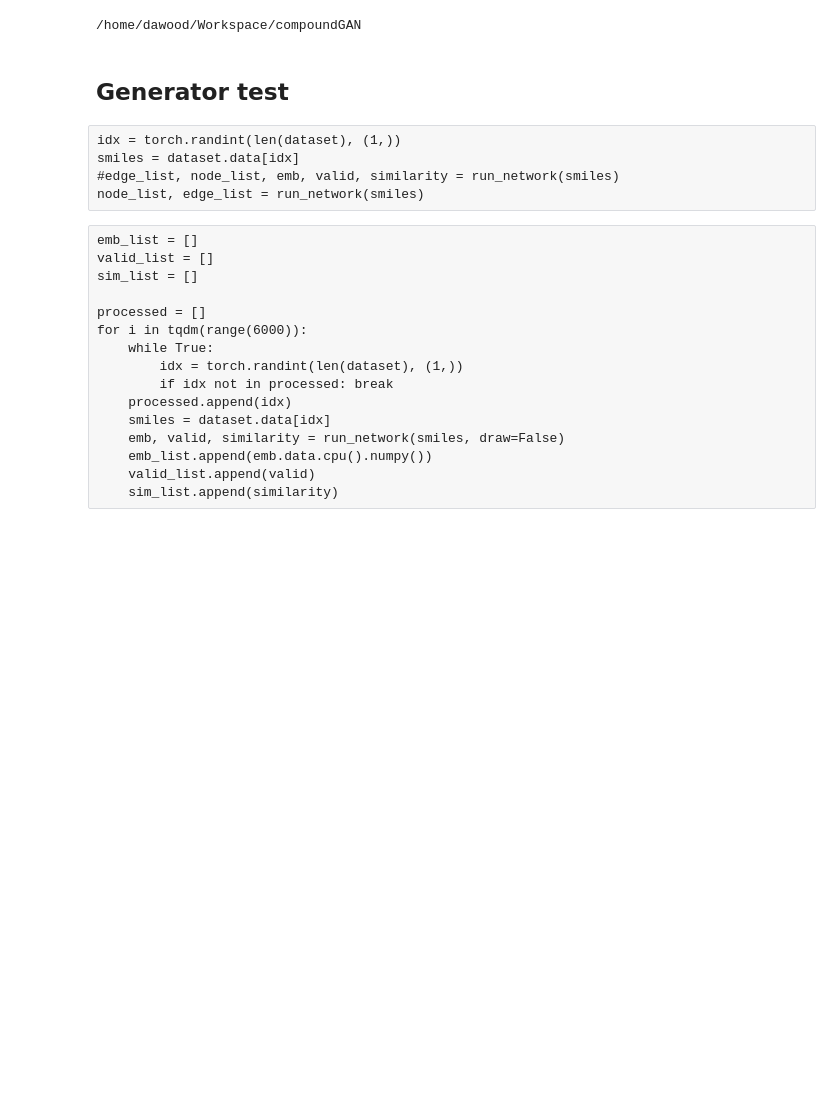
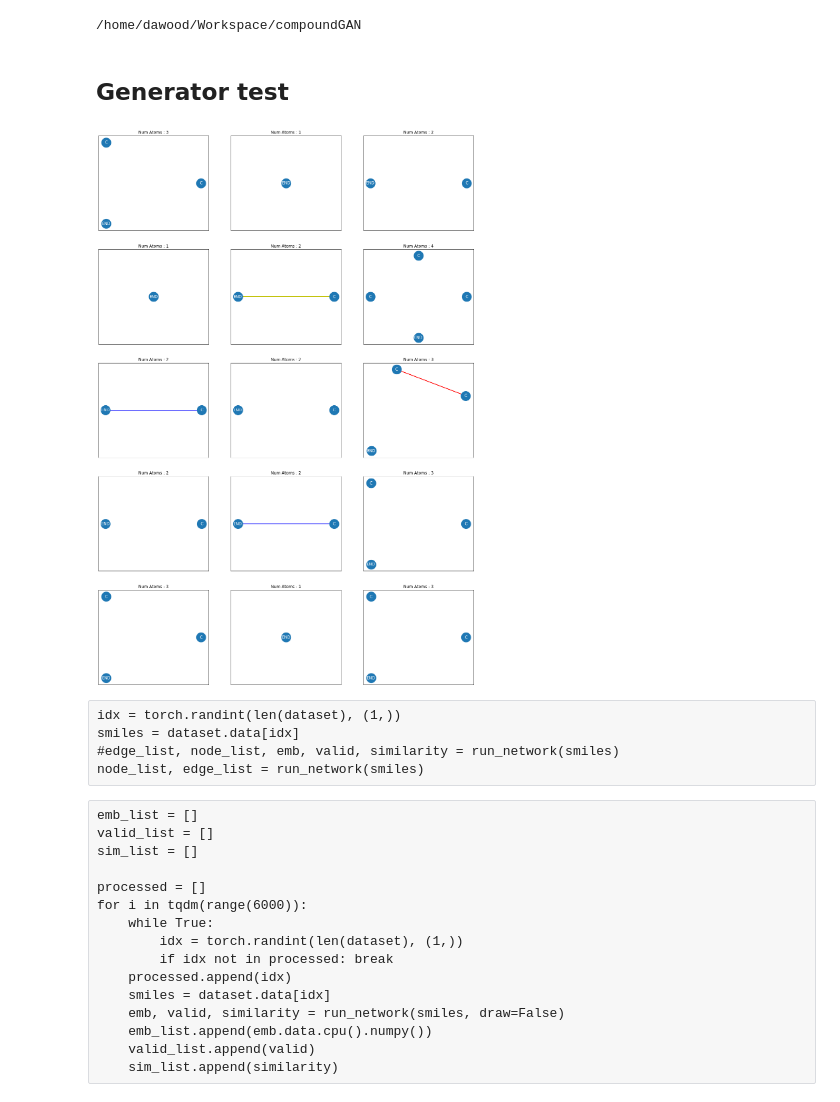
Before and after one commit to dawood95/compoundGAN, a Jupyter notebook: notebooks/model_test.ipynb, the cells around one changed output. Drawn from its saved outputs; the diff is of its cells as text; code cells hidden in the pictures; blank space fills up the shorter version.

```diff
--- a/notebooks/model_test.ipynb
+++ b/notebooks/model_test.ipynb
@@ -34,10 +34,11 @@ atom_list.append('END')
 ## Generator test
 # %%
 state_dict = torch.load('./model.weights')
-gen = Generator(128, [43, 7, 3, 3, 2], [5, 2, 2, 4], 4)
+gen = Generator(128, [43, 7, 3, 2], [5, 2, 2, 4], 4)
 #gen = torch.nn.DataParallel(gen)
 gen.load_state_dict(state_dict['G'])
 
+#gen = gen.module
 gen = gen.cuda()
 gen = gen.eval()
 # %%
@@ -96,13 +97,15 @@ def run():
     plt.title('Num Atoms : %d'%(len(atoms)))
 # %%
 ncol = 3
-num_iter = 3*6
+num_iter = 3*5
 nrow = math.ceil(num_iter/ncol)
 plt.figure(figsize=(20, 6*num_iter//3))
 for i in range(num_iter):
     plt.subplot(nrow, ncol, i+1)
     run()
 plt.show()
+# %% [output]
+[figure, added]
 # %% [raw]
 idx = torch.randint(len(dataset), (1,))
 smiles = dataset.data[idx]
```
Also changed, not shown: 6 other files.
